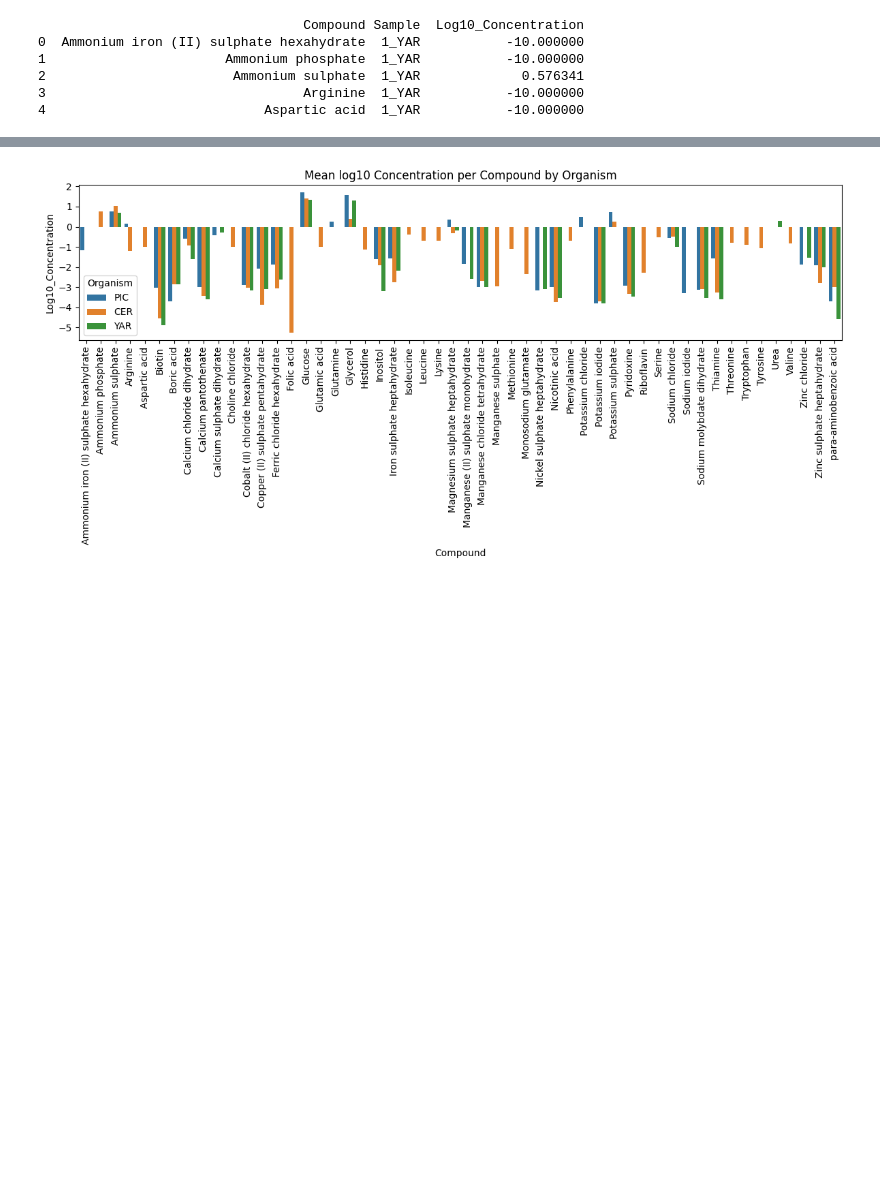
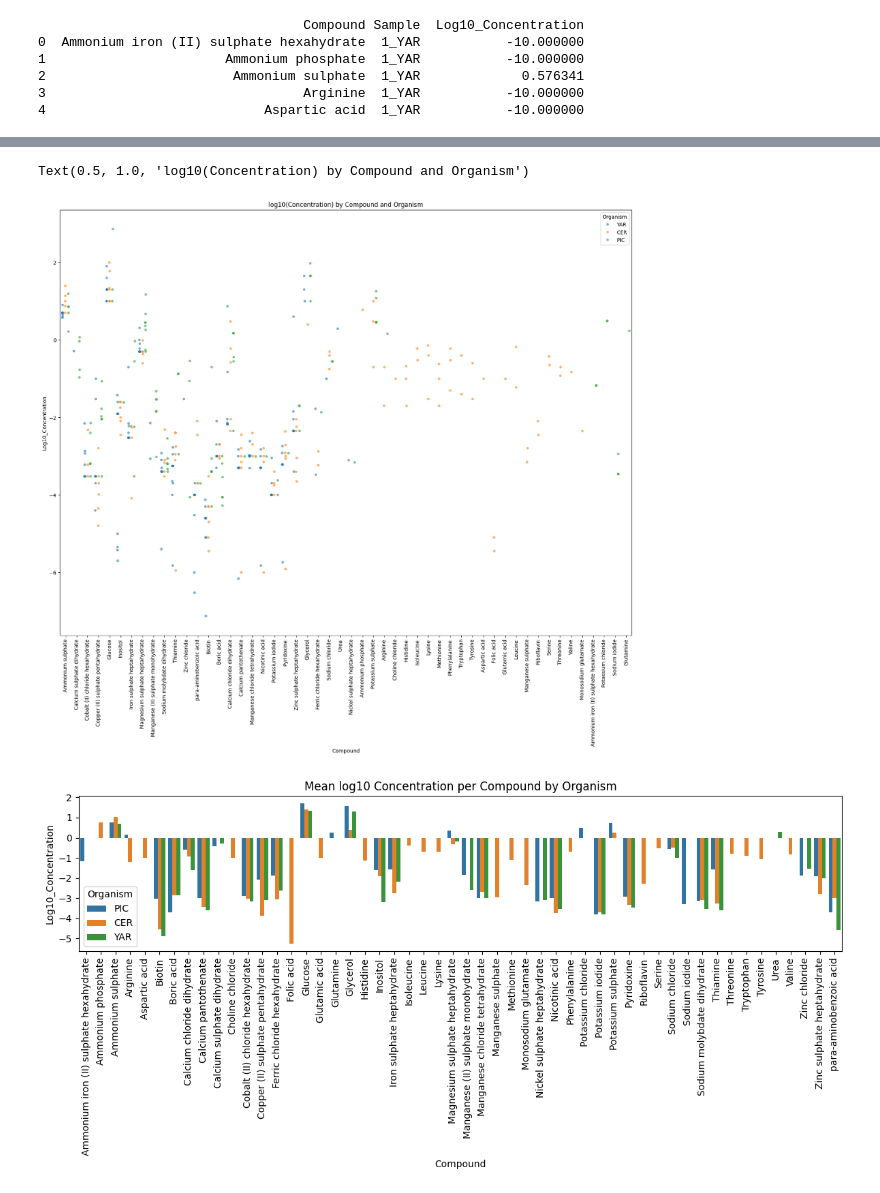
Before and after one commit to subarumuroi/ML_for_rational_design, a Jupyter notebook: MediaDataAnalysis2.ipynb, the cells around one changed output, grey strips where cells are left out. Cells and saved outputs as stored; diff of their text form; code cells hidden in the pictures; blank space fills up the shorter version.

```diff
--- a/MediaDataAnalysis2.ipynb
+++ b/MediaDataAnalysis2.ipynb
@@ -171,3 +200,14 @@ plt.show()
+# %%
+plt.figure(figsize=(20, 15))
+sns.stripplot(data=df_long[df_long['Log10_Concentration'] > -10],
+              x='Compound', y='Log10_Concentration', hue='Organism',
+              dodge=True, alpha=0.6, jitter=True)
+
+plt.xticks(rotation=90)
+plt.title('log10(Concentration) by Compound and Organism')
+# %% [output]
+Text(0.5, 1.0, 'log10(Concentration) by Compound and Organism')
+[figure, added]
 # %%
 # Take the average log concentration per compound per organism
 avg_df = df_long[df_long['Log10_Concentration'] > -10].groupby(['Compound', 'Organism'])['Log10_Concentration'].mean().reset_index()
```
Also changed, not shown: parts of 30 cells of this notebook.
